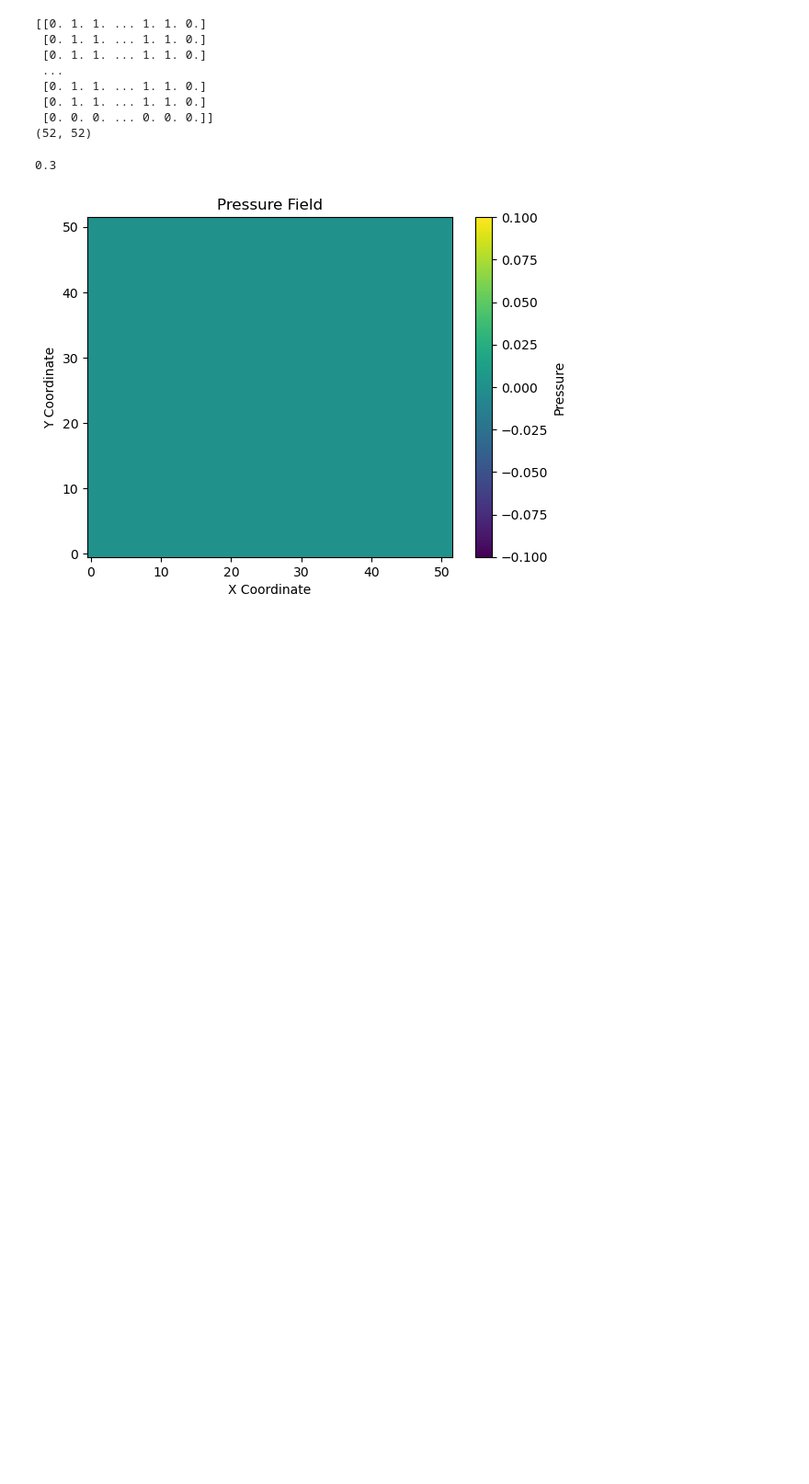
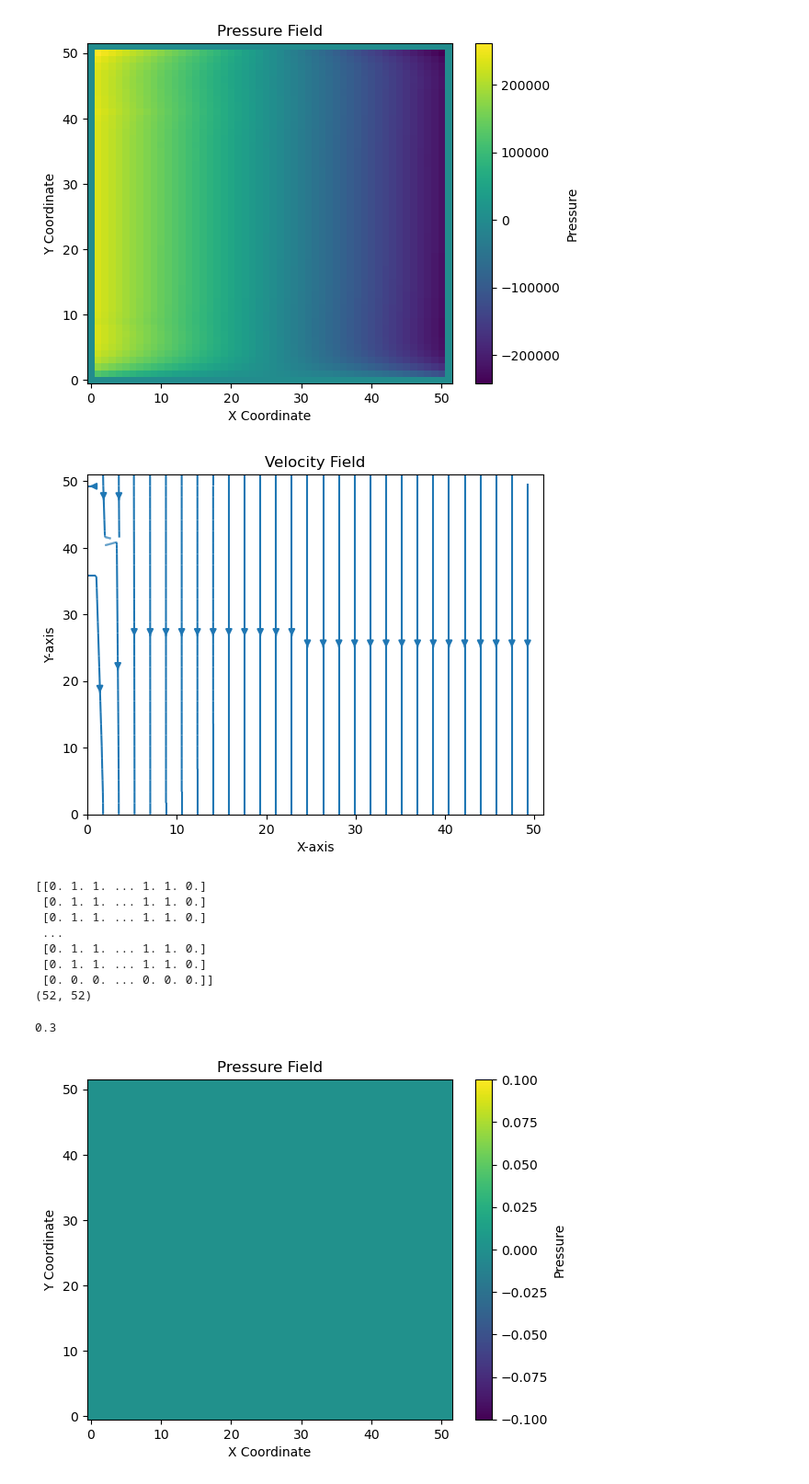
Before and after one commit to efekaanefe/Fluid-Simulations, a Jupyter notebook: Eulerian-Fluid-Simulations/eulers-equation.ipynb, the cells around one changed output. Shown: that part at 92% size. Drawn from its saved outputs; the diff is of its cells as text; code cells hidden in the pictures; blank space fills up the shorter version.

```diff
--- a/Eulerian-Fluid-Simulations/eulers-equation.ipynb
+++ b/Eulerian-Fluid-Simulations/eulers-equation.ipynb
@@ -285,3 +290,9 @@ sim.animate_pressure_field(frames = 50)
+# %%
+plot_pressure_field(sim.grid_X, sim.grid_Y, sim.p)
+plot_velocity_field(sim.grid_X, sim.grid_Y, sim.u,sim.v)
+# %% [output]
+[figure, added]
+[figure, added]
 # %%
 # INIT FIELDS
 # init grid, gravity and rho
```
Also changed, not shown: parts of 3 cells of this notebook, 1 other file.
